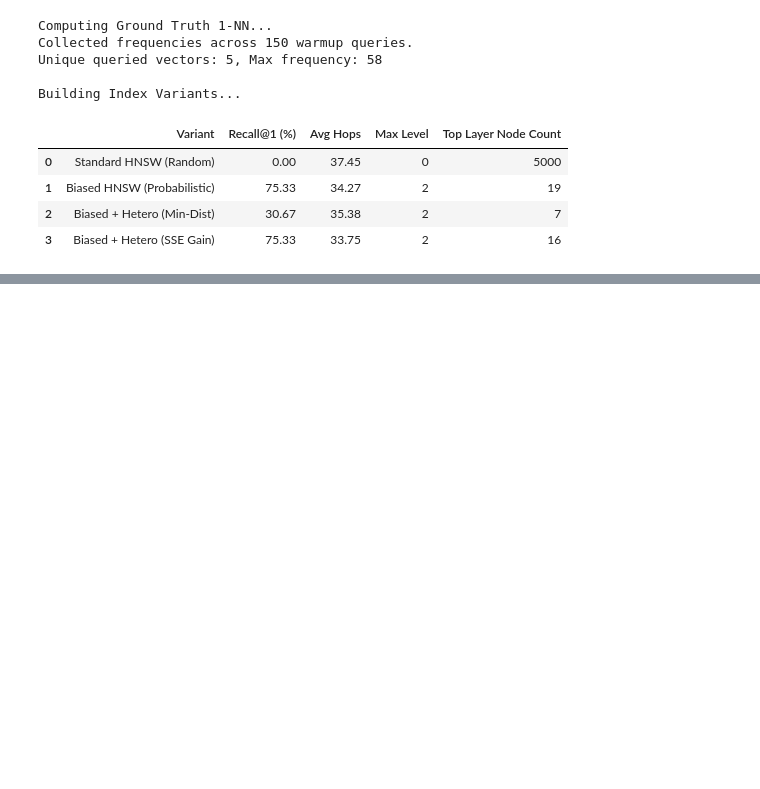
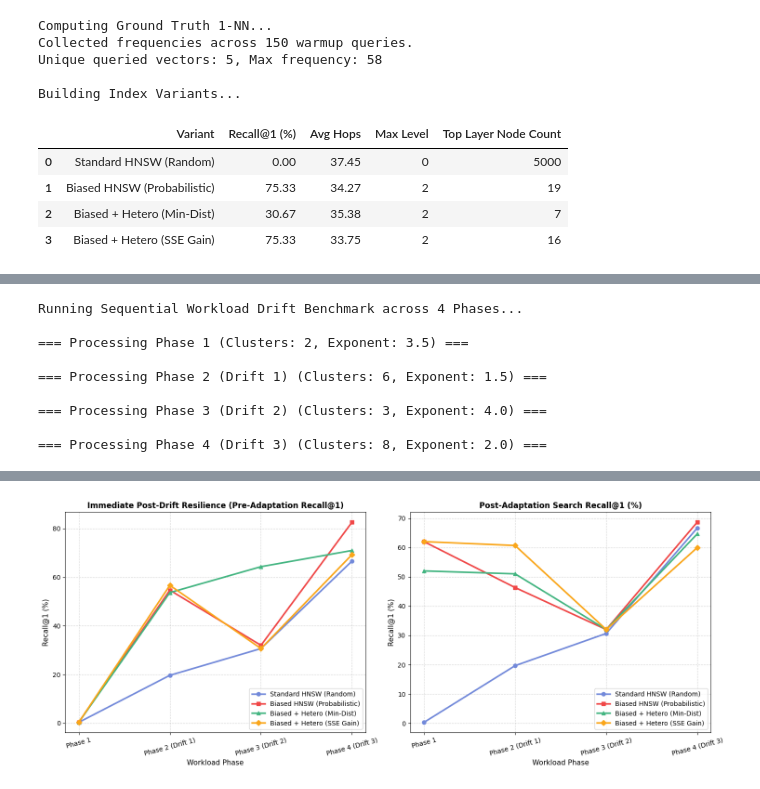
Before and after one commit to leopasq24/Case_Studies_IR, a Jupyter notebook: dynamic_hnsw_leo.ipynb, the cells around one changed output, grey strips where cells are left out. Saved outputs shown, nothing was run; the diff lists cells and outputs as text; code cells hidden in the pictures; blank space fills up the shorter version.

```diff
--- a/dynamic_hnsw_leo.ipynb
+++ b/dynamic_hnsw_leo.ipynb
@@ -635,0 +793,66 @@ Computing 2D PCA projection for top-layer node spatial analysis...
+# %%
+# Execution & Visualization of Workload Drift Resilience
+
+phases_config = [
+    {"name": "Phase 1", "n_clusters": 2, "exponent": 3.5, "random_state": 42},
+    {"name": "Phase 2 (Drift 1)", "n_clusters": 6, "exponent": 1.5, "random_state": 100},
+    {"name": "Phase 3 (Drift 2)", "n_clusters": 3, "exponent": 4.0, "random_state": 200},
+    {"name": "Phase 4 (Drift 3)", "n_clusters": 8, "exponent": 2.0, "random_state": 300},
+]
+
+print("Running Sequential Workload Drift Benchmark across 4 Phases...")
+df_drift_results = benchmark_workload_drift(data, phases_config, n_queries_per_phase=300)
+
+# Display tabular summary of results
+display(df_drift_results.pivot(index=["Phase", "State"], columns="Method", values=["Recall@1 (%)", "Avg Hops"]))
+
+# ---------------------------------------------------------
+# Plotting Pre-Adaptation Resilience vs Post-Adaptation Recovery
+# ---------------------------------------------------------
+plt.figure(figsize=(15, 6))
+
+# Plot 1: Pre-Adaptation Recall@1 (Immediate Drift Resilience)
+plt.subplot(1, 2, 1)
+df_pre = df_drift_results[df_drift_results["State"] == "Pre-Adaptation (Drift)"]
+methods = df_drift_results["Method"].unique()
+markers = ['o', 's', '^', 'D']
+colors = ['#7289da', '#f04747', '#43b581', '#faa61a']
+
+for idx_m, method in enumerate(methods):
+    sub = df_pre[df_pre["Method"] == method]
+    plt.plot(sub["Phase"], sub["Recall@1 (%)"], marker=markers[idx_m], color=colors[idx_m], linewidth=2.5, label=method)
+
+plt.title("Immediate Post-Drift Resilience (Pre-Adaptation Recall@1)", fontsize=12, fontweight='bold')
+plt.xlabel("Workload Phase", fontsize=11)
+plt.ylabel("Recall@1 (%)", fontsize=11)
+plt.xticks(rotation=15)
+plt.grid(True, linestyle='--', alpha=0.5)
+plt.legend(loc="lower right")
+
+# Plot 2: Post-Adaptation Recall@1
+plt.subplot(1, 2, 2)
+df_post = df_drift_results[df_drift_results["State"] == "Post-Adaptation"]
+
+for idx_m, method in enumerate(methods):
+    sub = df_post[df_post["Method"] == method]
+    plt.plot(sub["Phase"], sub["Recall@1 (%)"], marker=markers[idx_m], color=colors[idx_m], linewidth=2.5, label=method)
+
+plt.title("Post-Adaptation Search Recall@1 (%)", fontsize=12, fontweight='bold')
+plt.xlabel("Workload Phase", fontsize=11)
+plt.ylabel("Recall@1 (%)", fontsize=11)
+plt.xticks(rotation=15)
+plt.grid(True, linestyle='--', alpha=0.5)
+plt.legend(loc="lower right")
+
+plt.tight_layout()
+plt.show()
+# %% [output]
+Running Sequential Workload Drift Benchmark across 4 Phases...
+
+=== Processing Phase 1 (Clusters: 2, Exponent: 3.5) ===
+
+=== Processing Phase 2 (Drift 1) (Clusters: 6, Exponent: 1.5) ===
+
+=== Processing Phase 3 (Drift 2) (Clusters: 3, Exponent: 4.0) ===
+
+=== Processing Phase 4 (Drift 3) (Clusters: 8, Exponent: 2.0) ===
@@ -635,0 +870 @@ Computing 2D PCA projection for top-layer node spatial analysis...
+[figure, added]
```
Also changed, not shown: parts of 7 cells of this notebook.
